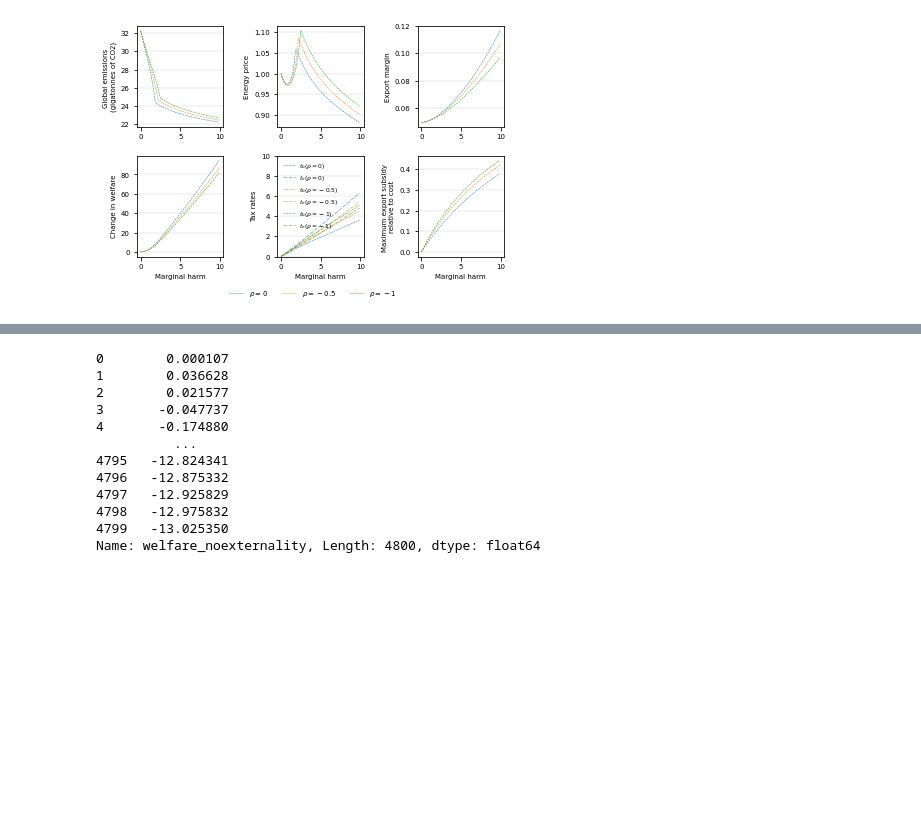
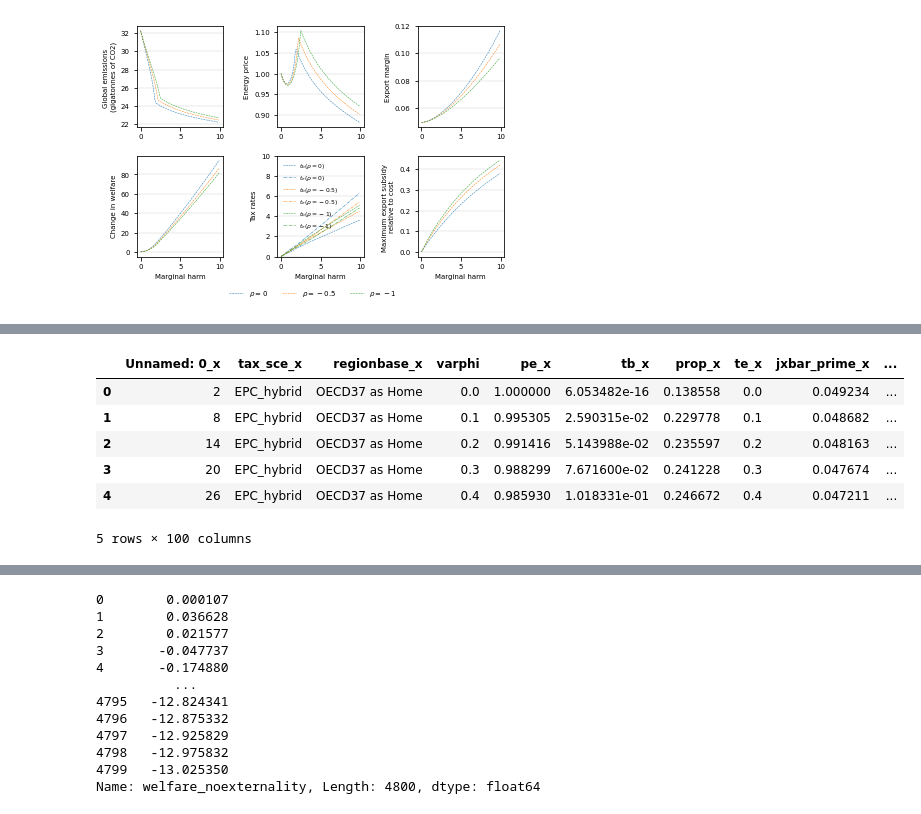
Before and after one commit to VoliCrank/Optimal-Unilateral-Carbon-Policy, a Jupyter notebook: Data/codes/plots_ces.ipynb, the cells around one changed output, grey strips where cells are left out. Cells and saved outputs as stored; diff of their text form; code cells hidden in the pictures; blank space fills up the shorter version.

```diff
--- a/Data/codes/plots_ces.ipynb
+++ b/Data/codes/plots_ces.ipynb
@@ -601,0 +240,11 @@ See the caveats in the documentation: https://pandas.pydata.org/pandas-docs/stab
+# %%
+df6['temp'] = df6['Qeworld_chg_x'] / df6['Qeworld_chg_y']
+df6.head()
+# %% [output]
+|  | Unnamed: 0_x | tax_sce_x | regionbase_x | varphi | pe_x | tb_x | prop_x | te_x | jxbar_prime_x | ... |
+| 0 | 2 | EPC_hybrid | OECD37 as Home | 0.0 | 1.000000 | 6.053482e-16 | 0.138558 | 0.0 | 0.049234 | ... |
+| 1 | 8 | EPC_hybrid | OECD37 as Home | 0.1 | 0.995305 | 2.590315e-02 | 0.229778 | 0.1 | 0.048682 | ... |
+| 2 | 14 | EPC_hybrid | OECD37 as Home | 0.2 | 0.991416 | 5.143988e-02 | 0.235597 | 0.2 | 0.048163 | ... |
+| 3 | 20 | EPC_hybrid | OECD37 as Home | 0.3 | 0.988299 | 7.671600e-02 | 0.241228 | 0.3 | 0.047674 | ... |
+| 4 | 26 | EPC_hybrid | OECD37 as Home | 0.4 | 0.985930 | 1.018331e-01 | 0.246672 | 0.4 | 0.047211 | ... |
+5 rows × 100 columns
```
Also changed, not shown: parts of 21 cells of this notebook, 5 other files.
